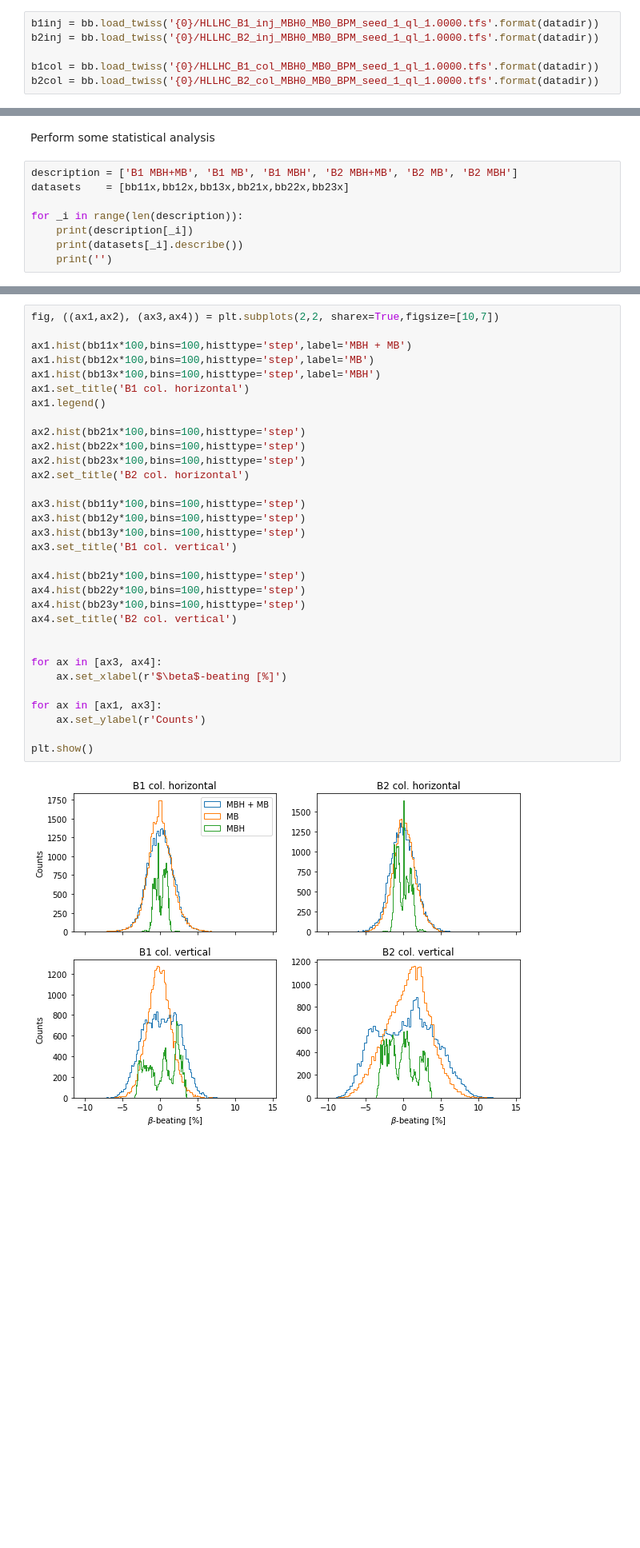
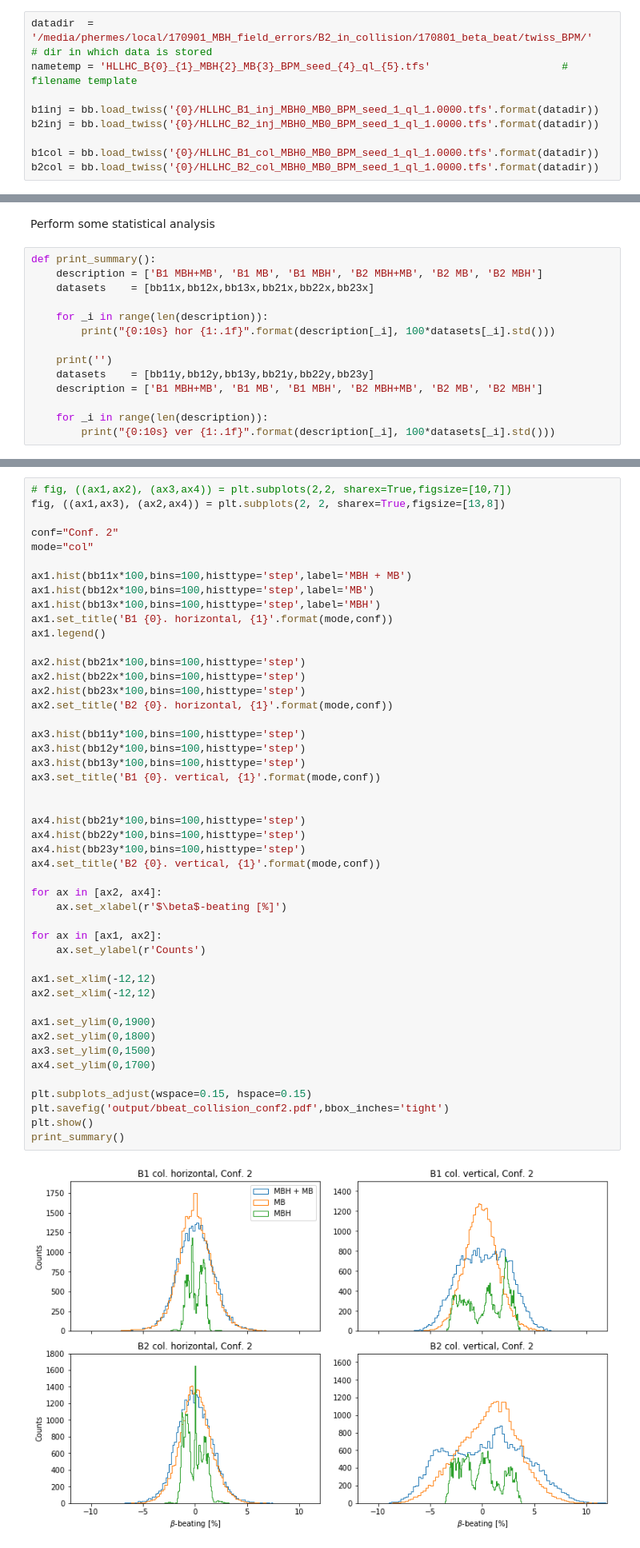
Before and after one commit to mtitze/HL-LHC, a Jupyter notebook: analyses/analysis_da_hllhc.ipynb, the cells around one changed output, grey strips where cells are left out. Shown: that part at 80% size. Drawn from its saved outputs; the diff is of its cells as text; blank space fills up the shorter version.

```diff
--- a/analyses/analysis_da_hllhc.ipynb
+++ b/analyses/analysis_da_hllhc.ipynb
@@ -147,6 +535,9 @@ nametemp = 'HLLHC_B{0}_{1}_MBH{2}_MB{3}_BPM_seed_{4}_ql_{5}.tfs'
 # %% [markdown]
 Load the reference optics [without any field errors, perfect machine]
 # %%
+datadir  = '/media/phermes/local/170901_MBH_field_errors/B2_in_collision/170801_beta_beat/twiss_BPM/'   # dir in which data is stored
+nametemp = 'HLLHC_B{0}_{1}_MBH{2}_MB{3}_BPM_seed_{4}_ql_{5}.tfs'                     # filename template
+
 b1inj = bb.load_twiss('{0}/HLLHC_B1_inj_MBH0_MB0_BPM_seed_1_ql_1.0000.tfs'.format(datadir))
 b2inj = bb.load_twiss('{0}/HLLHC_B2_inj_MBH0_MB0_BPM_seed_1_ql_1.0000.tfs'.format(datadir))
 
@@ -221,10 +643,16 @@ plt.show()
 # %% [markdown]
 Perform some statistical analysis
 # %%
-description = ['B1 MBH+MB', 'B1 MB', 'B1 MBH', 'B2 MBH+MB', 'B2 MB', 'B2 MBH']
-datasets    = [bb11x,bb12x,bb13x,bb21x,bb22x,bb23x]
+def print_summary():
+    description = ['B1 MBH+MB', 'B1 MB', 'B1 MBH', 'B2 MBH+MB', 'B2 MB', 'B2 MBH']
+    datasets    = [bb11x,bb12x,bb13x,bb21x,bb22x,bb23x]
 
-for _i in range(len(description)):
-    print(description[_i])
-    print(datasets[_i].describe())
+    for _i in range(len(description)):
+        print("{0:10s} hor {1:.1f}".format(description[_i], 100*datasets[_i].std()))
+
     print('')
+    datasets    = [bb11y,bb12y,bb13y,bb21y,bb22y,bb23y]
+    description = ['B1 MBH+MB', 'B1 MB', 'B1 MBH', 'B2 MBH+MB', 'B2 MB', 'B2 MBH']
+
+    for _i in range(len(description)):
+        print("{0:10s} ver {1:.1f}".format(description[_i], 100*datasets[_i].std()))
@@ -265,36 +675,51 @@ bb21y, _ = bb.get_bb_all_seeds(datadir+'HLLHC_B2_col_MBH1_MB1_BPM_seed_{0}_ql_1.
 bb22y, _ = bb.get_bb_all_seeds(datadir+'HLLHC_B2_col_MBH0_MB1_BPM_seed_{0}_ql_1.0000.tfs',b2col,'bety')
 bb23y, _ = bb.get_bb_all_seeds(datadir+'HLLHC_B2_col_MBH1_MB0_BPM_seed_{0}_ql_1.0000.tfs',b2col,'bety')
 # %%
-fig, ((ax1,ax2), (ax3,ax4)) = plt.subplots(2,2, sharex=True,figsize=[10,7])
+# fig, ((ax1,ax2), (ax3,ax4)) = plt.subplots(2,2, sharex=True,figsize=[10,7])
+fig, ((ax1,ax3), (ax2,ax4)) = plt.subplots(2, 2, sharex=True,figsize=[13,8])
+
+conf="Conf. 2"
+mode="col"
 
 ax1.hist(bb11x*100,bins=100,histtype='step',label='MBH + MB')
 ax1.hist(bb12x*100,bins=100,histtype='step',label='MB')
 ax1.hist(bb13x*100,bins=100,histtype='step',label='MBH')
-ax1.set_title('B1 col. horizontal')
+ax1.set_title('B1 {0}. horizontal, {1}'.format(mode,conf))
 ax1.legend()
 
 ax2.hist(bb21x*100,bins=100,histtype='step')
 ax2.hist(bb22x*100,bins=100,histtype='step')
 ax2.hist(bb23x*100,bins=100,histtype='step')
-ax2.set_title('B2 col. horizontal')
+ax2.set_title('B2 {0}. horizontal, {1}'.format(mode,conf))
 
 ax3.hist(bb11y*100,bins=100,histtype='step')
 ax3.hist(bb12y*100,bins=100,histtype='step')
 ax3.hist(bb13y*100,bins=100,histtype='step')
-ax3.set_title('B1 col. vertical')
+ax3.set_title('B1 {0}. vertical, {1}'.format(mode,conf))
+
 
 ax4.hist(bb21y*100,bins=100,histtype='step')
 ax4.hist(bb22y*100,bins=100,histtype='step')
 ax4.hist(bb23y*100,bins=100,histtype='step')
-ax4.set_title('B2 col. vertical')
+ax4.set_title('B2 {0}. vertical, {1}'.format(mode,conf))
 
-
-for ax in [ax3, ax4]:
+for ax in [ax2, ax4]:
     ax.set_xlabel(r'$\beta$-beating [%]')
 
-for ax in [ax1, ax3]:
+for ax in [ax1, ax2]:
     ax.set_ylabel(r'Counts')
 
+ax1.set_xlim(-12,12)
+ax2.set_xlim(-12,12)
+
+ax1.set_ylim(0,1900)
+ax2.set_ylim(0,1800)
+ax3.set_ylim(0,1500)
+ax4.set_ylim(0,1700)
+
+plt.subplots_adjust(wspace=0.15, hspace=0.15)
+plt.savefig('output/bbeat_collision_conf2.pdf',bbox_inches='tight')
 plt.show()
+print_summary()
 # %% [output]
-[figure, old version]
+[figure, new version]
```
Also changed, not shown: parts of 29 cells of this notebook, 4 other files.
